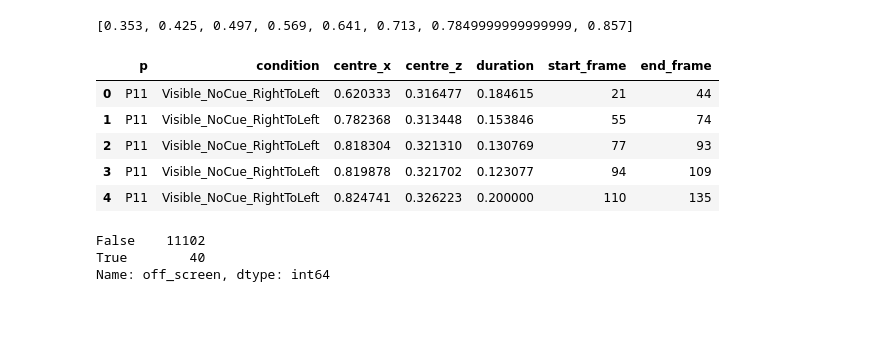
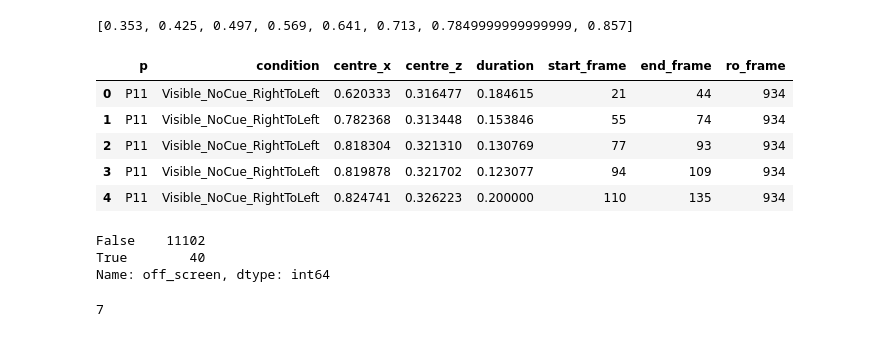
Before and after one commit to Roman-Belenya/perception_and_action, a Jupyter notebook: explore.ipynb, the cells around one changed output. Cells and saved outputs as stored; diff of their text form; code cells hidden in the pictures.

```diff
--- a/explore.ipynb
+++ b/explore.ipynb
@@ -153,26 +155,28 @@ print cues
 # %%
 # Create a common fixations table
 
 fixations = pd.DataFrame()
 
 for name, subj in d.items():
     for trial in subj['trials'].values():
         to_add = pd.DataFrame(trial['fix'])
         to_add.drop('dispersion', axis = 1, inplace = True)
         to_add['p'] = name
         to_add['condition'] = trial['name'][6:-4]
+        sm = trial['startmovement']
+        to_add['ro_frame'] = np.where(np.array(sm) == 1)[0][0]
 
         fixations = fixations.append(to_add, ignore_index = True)
 
-fixations = fixations[['p', 'condition', 'centre_x', 'centre_z', 'duration', 'start_frame', 'end_frame']]
+fixations = fixations[['p', 'condition', 'centre_x', 'centre_z', 'duration', 'start_frame', 'end_frame', 'ro_frame']]
 fixations[:5]
 # %% [output]
-|  | p | condition | centre_x | centre_z | duration | start_frame | end_frame |
-| 0 | P11 | Visible_NoCue_RightToLeft | 0.620333 | 0.316477 | 0.184615 | 21 | 44 |
-| 1 | P11 | Visible_NoCue_RightToLeft | 0.782368 | 0.313448 | 0.153846 | 55 | 74 |
-| 2 | P11 | Visible_NoCue_RightToLeft | 0.818304 | 0.321310 | 0.130769 | 77 | 93 |
-| 3 | P11 | Visible_NoCue_RightToLeft | 0.819878 | 0.321702 | 0.123077 | 94 | 109 |
-| 4 | P11 | Visible_NoCue_RightToLeft | 0.824741 | 0.326223 | 0.200000 | 110 | 135 |
+|  | p | condition | centre_x | centre_z | duration | start_frame | end_frame | ro_frame |
+| 0 | P11 | Visible_NoCue_RightToLeft | 0.620333 | 0.316477 | 0.184615 | 21 | 44 | 934 |
+| 1 | P11 | Visible_NoCue_RightToLeft | 0.782368 | 0.313448 | 0.153846 | 55 | 74 | 934 |
+| 2 | P11 | Visible_NoCue_RightToLeft | 0.818304 | 0.321310 | 0.130769 | 77 | 93 | 934 |
+| 3 | P11 | Visible_NoCue_RightToLeft | 0.819878 | 0.321702 | 0.123077 | 94 | 109 | 934 |
+| 4 | P11 | Visible_NoCue_RightToLeft | 0.824741 | 0.326223 | 0.200000 | 110 | 135 | 934 |
 # %%
 # Detect the off-screen outliers
 
@@ -198,6 +202,14 @@ for index, row in fixations.iterrows():
 
 fixations['closest_cue'] = closest_cue
 fixations['distance_to'] = distance
+# %%
+# Find the reach onset time in frames
+
+x = (0,0,0,0,0,0,0,1,1,1,1,1,0,0,0)
+
+np.where(np.array(x) == 1)[0][0]
+# %% [output]
+7
 # %%
 # Number of fixations per closest cue
 
```
Also changed, not shown: parts of 16 cells of this notebook.
